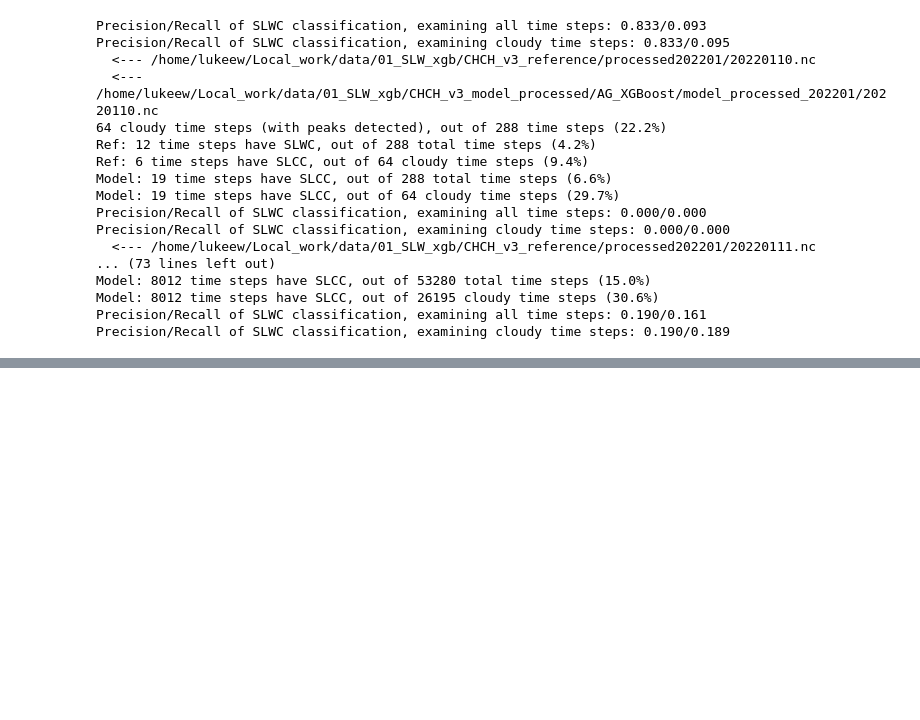
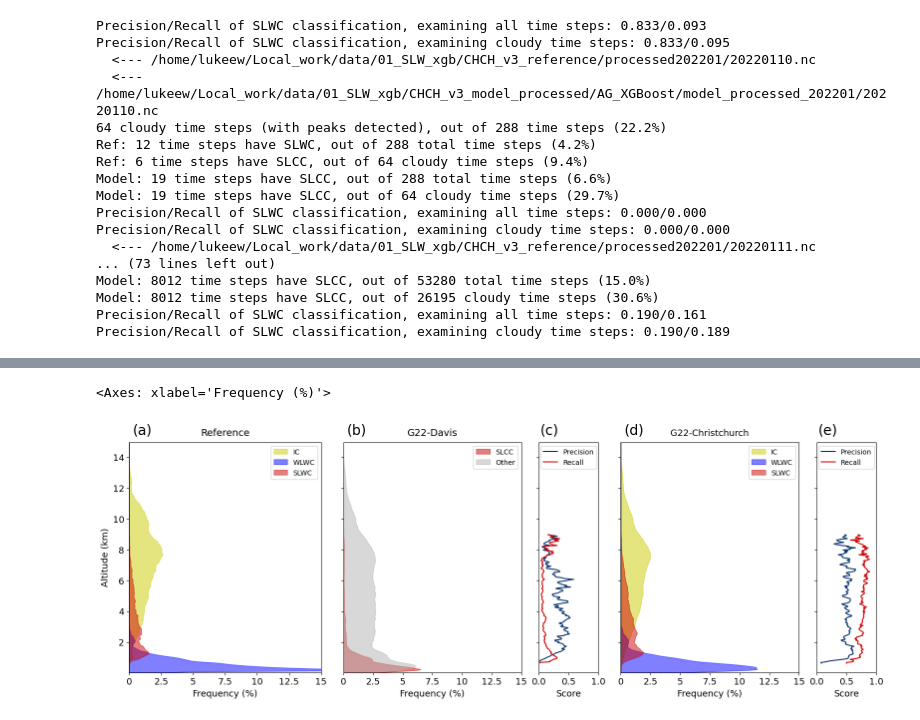
Before and after one commit to luke-whitehead/01_SLW_xgb, a Jupyter notebook: 110_model_stats.ipynb, the cells around one changed output, grey strips where cells are left out. Saved outputs shown, nothing was run; the diff lists cells and outputs as text; code cells hidden in the pictures; blank space fills up the shorter version.

Commit message:
processed new figures and stats for v4

```diff
--- a/110_model_stats.ipynb
+++ b/110_model_stats.ipynb
@@ -12,6 +12,8 @@ import xgboost as xgb
 from sklearn.model_selection import StratifiedGroupKFold, cross_val_score, StratifiedKFold, permutation_test_score, GridSearchCV
 from sklearn.metrics import classification_report, recall_score, confusion_matrix, ConfusionMatrixDisplay, accuracy_score, precision_score,make_scorer,balanced_accuracy_score, f1_score
 
+import matplotlib.gridspec as gridspec
+from matplotlib.ticker import FormatStrFormatter
 import matplotlib.pyplot as plt
 import matplotlib.colors as colors
 import matplotlib.patches as mpatches
@@ -26,7 +28,14 @@ reference_dir = data_dir + '/CHCH_v3_reference/'
 reference_mask_dir = reference_dir + 'processed{}/'
 model_save_dir = reference_dir + 'models/'
 
-model_mask_dir = data_dir + '/CHCH_v3_model_processed/{}/model_processed_{}/'
+model_mask_dir = data_dir + '/CHCH_v4_model_processed/{}/model_processed_{}/'
+# %%
+
+c1 = (0.03137254901960784,0.18823529411764706,0.4196078431372549,1) #MPC
+c2 = (0.8,0,0,1)     #SLWC
+c3 = (0,0,1)    #WLWC
+c4 = (0.8,0.8,0)    #IC
+c5 = (0.7,0.7,0.7) # Unknown
 # %% [markdown]
 ### Single day
 # %%
@@ -579,0 +644,18 @@ Precision/Recall of SLWC classification, examining cloudy time steps: 0.190/0.18
+# %%
+date_list = [file[-11:-3].replace('-','') for file in sorted(glob.glob(reference_mask_dir.format('*')+'/*.nc'))]
+
+def get_valid_dates(date_list):
+    new_date_list = []
+    for date in date_list:
+        infile_ref = reference_mask_dir.format(date[:-2])+str(date)+'.nc'
+        print('  <--- ' + infile_ref)
+        ds_ref = xr.open_dataset(infile_ref)
+        result = np.isnan(ds_ref.temp).any()  # returns True if the temperature dataset contains at least 1 NaN
+        ds_ref.close()
+        if ~result:
+            new_date_list += [date]
+
+    return new_date_list
+
+lists = get_valid_dates(date_list)
+print(lists)
@@ -579,0 +874,12 @@ Precision/Recall of SLWC classification, examining cloudy time steps: 0.190/0.18
+# %%
+# date_list = ['20210517', '20210518', '20210519']
+date_list = [file[-11:-3].replace('-','') for file in sorted(glob.glob(reference_mask_dir.format('*')+'/*.nc'))]
+date_list = get_valid_dates(date_list)
+
+ds_ref_all, ds_mod_all, ds_ag_all = open_ds(date_list[0])
+
+for date in date_list[1:]:
+    ds_ref, ds_mod, ds_ag = open_ds(date)
+    ds_ref_all = xr.concat([ds_ref_all, ds_ref], dim='time')
+    ds_mod_all = xr.concat([ds_mod_all, ds_mod], dim='time')
+    ds_ag_all = xr.concat([ds_ag_all, ds_ag], dim='time')
@@ -579,0 +921,5 @@ Precision/Recall of SLWC classification, examining cloudy time steps: 0.190/0.18
+# %%
+plot_fig(ds_ref_all, ds_mod_all, ds_ag_all)
+# %% [output]
+<Axes: xlabel='Frequency (%)'>
+[figure, added]
```
Also changed, not shown: parts of 11 cells of this notebook, 2 other files.
